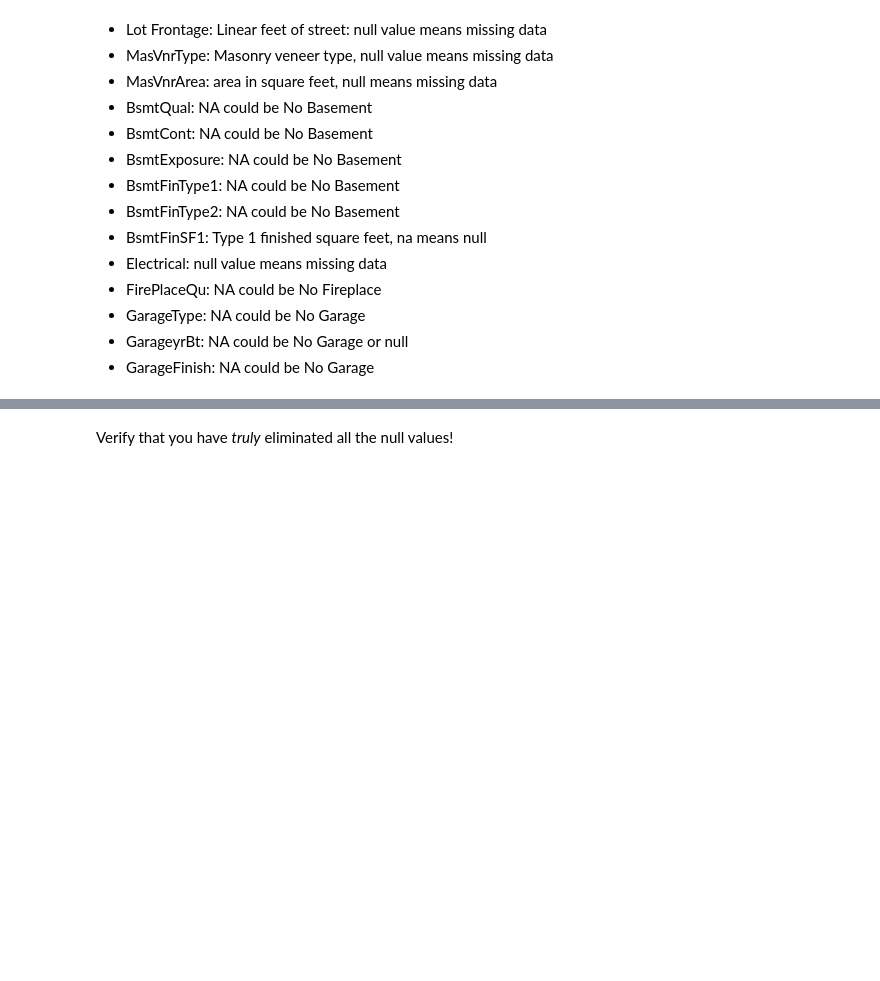
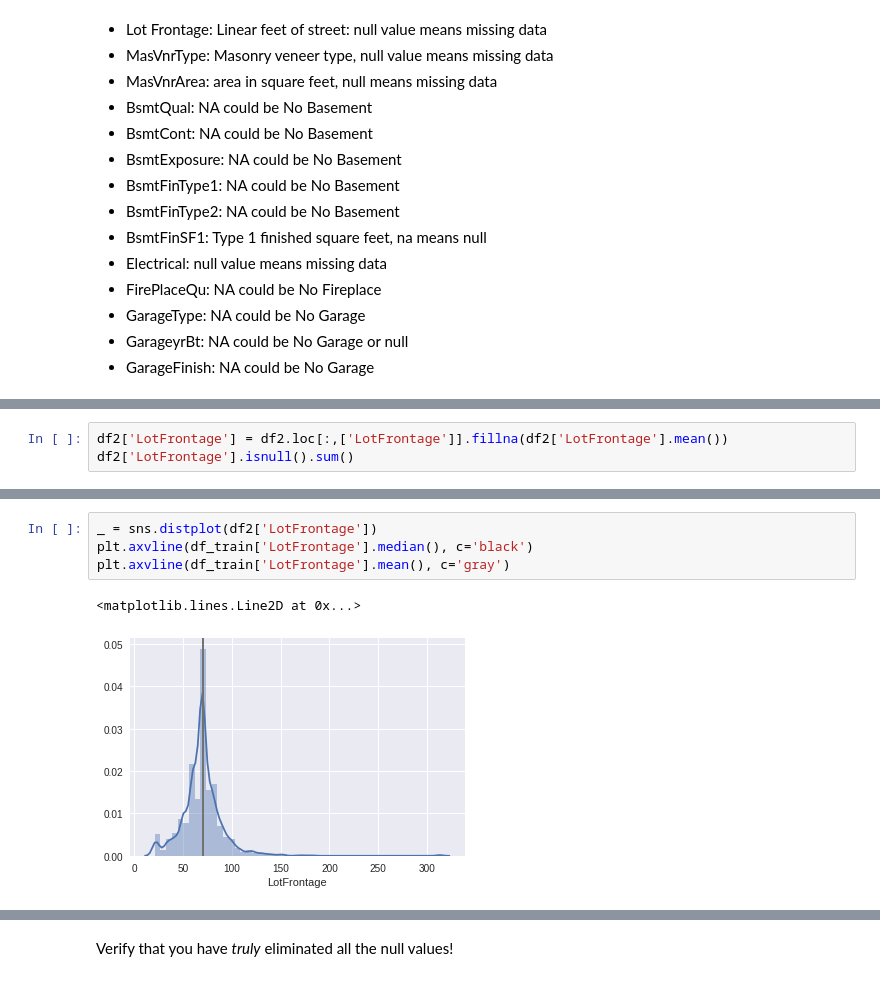
Before and after one commit to Uyentruong236/Ames_Housing, a Jupyter notebook: ipynb/project_2_starter.ipynb, the cells around one changed output, grey strips where cells are left out. Drawn from its saved outputs; the diff is of its cells as text; blank space fills up the shorter version.

```diff
--- a/ipynb/project_2_starter.ipynb
+++ b/ipynb/project_2_starter.ipynb
@@ -323,0 +309,3 @@ df_train.shape
+# %%
+df2['LotFrontage'] = df2.loc[:,['LotFrontage']].fillna(df2['LotFrontage'].mean())
+df2['LotFrontage'].isnull().sum()
@@ -323,0 +319,7 @@ df_train.shape
+# %%
+_ = sns.distplot(df2['LotFrontage'])
+plt.axvline(df_train['LotFrontage'].median(), c='black')
+plt.axvline(df_train['LotFrontage'].mean(), c='gray')
+# %% [output]
+<matplotlib.lines.Line2D at 0x...>
+[figure, added]
```
Also changed, not shown: parts of 28 cells of this notebook.
